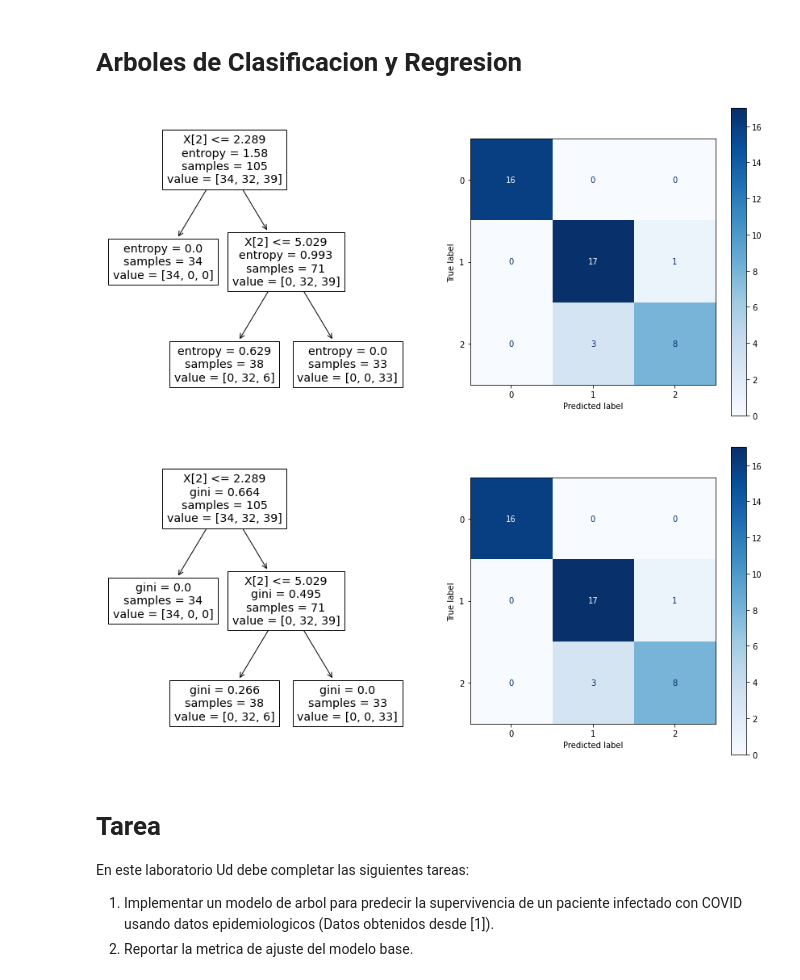
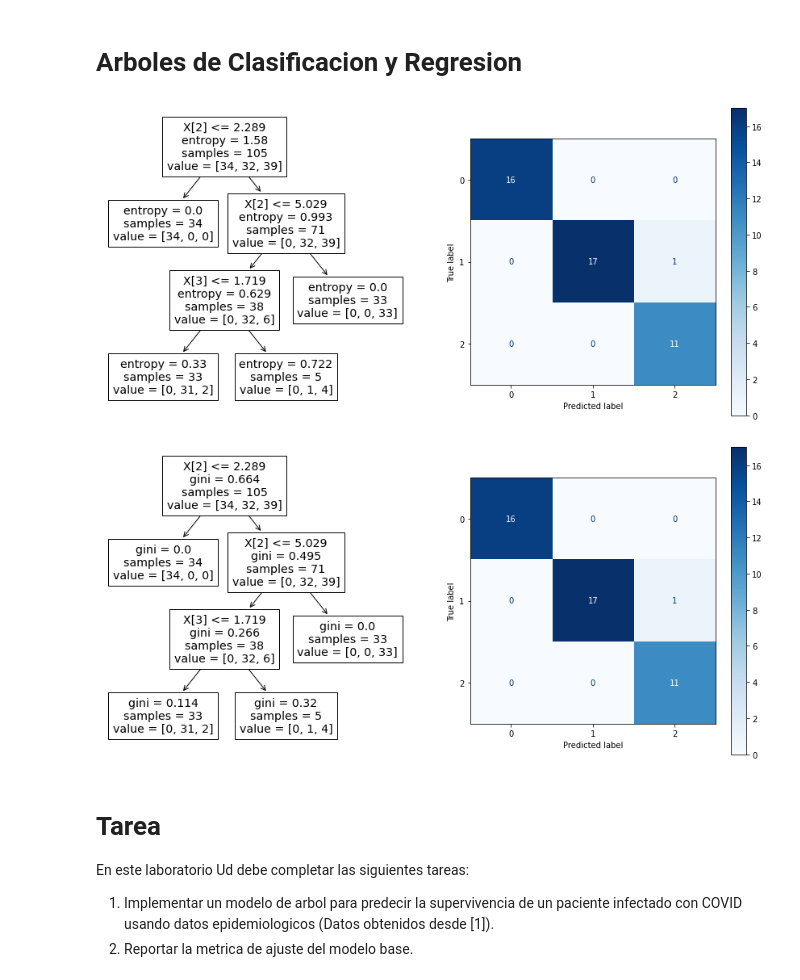
Before and after one commit to sherna90/mineria_datos, a Jupyter notebook: 5.-arboles.ipynb, the cells around one changed output. Saved outputs shown, nothing was run; the diff lists cells and outputs as text; code cells hidden in the pictures.

```diff
--- a/5.-arboles.ipynb
+++ b/5.-arboles.ipynb
@@ -12,19 +12,19 @@ X_train, X_test, y_train, y_test = train_test_split(iris.data, iris.target, test
 # %%
 import matplotlib.pyplot as plt
 from sklearn.metrics import confusion_matrix,plot_confusion_matrix,roc_auc_score
 
-clf = tree.DecisionTreeClassifier(random_state=0,criterion='entropy',splitter='random',max_depth=2)
+clf = tree.DecisionTreeClassifier(random_state=0,criterion='entropy',splitter='random',max_depth=3)
 
 clf = clf.fit(X_train, y_train)
 
 fig, (ax1, ax2) = plt.subplots(1, 2,figsize=(15,7))
 tree.plot_tree(clf,ax=ax1)
 plot_confusion_matrix(clf, X_test, y_test,cmap=plt.cm.Blues,ax=ax2)
 plt.show()
 # %% [output]
-[figure, old version]
+[figure, new version]
 # %%
-clf = tree.DecisionTreeClassifier(random_state=0,criterion='gini',splitter='random',max_depth=2)
+clf = tree.DecisionTreeClassifier(random_state=0,criterion='gini',splitter='random',max_depth=3)
 iris = load_iris()
 
 clf = clf.fit(X_train,y_train)
@@ -34,7 +34,7 @@ tree.plot_tree(clf,ax=ax1)
 plot_confusion_matrix(clf, X_test, y_test,cmap=plt.cm.Blues,ax=ax2)
 plt.show()
 # %% [output]
-[figure, old version]
+[figure, new version]
 # %% [markdown]
 # Tarea
 
```
Also changed, not shown: parts of 12 cells of this notebook.
